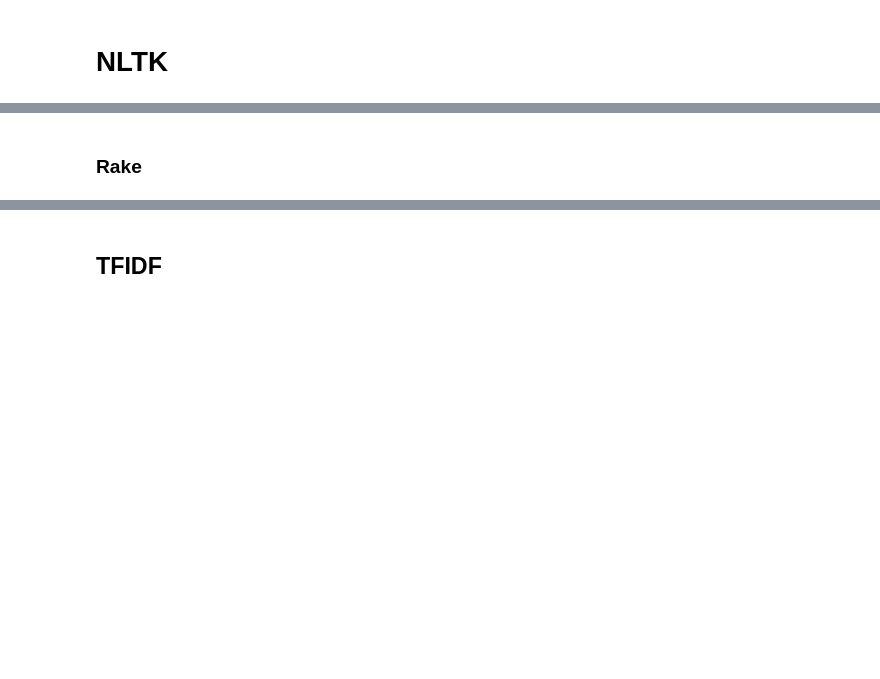
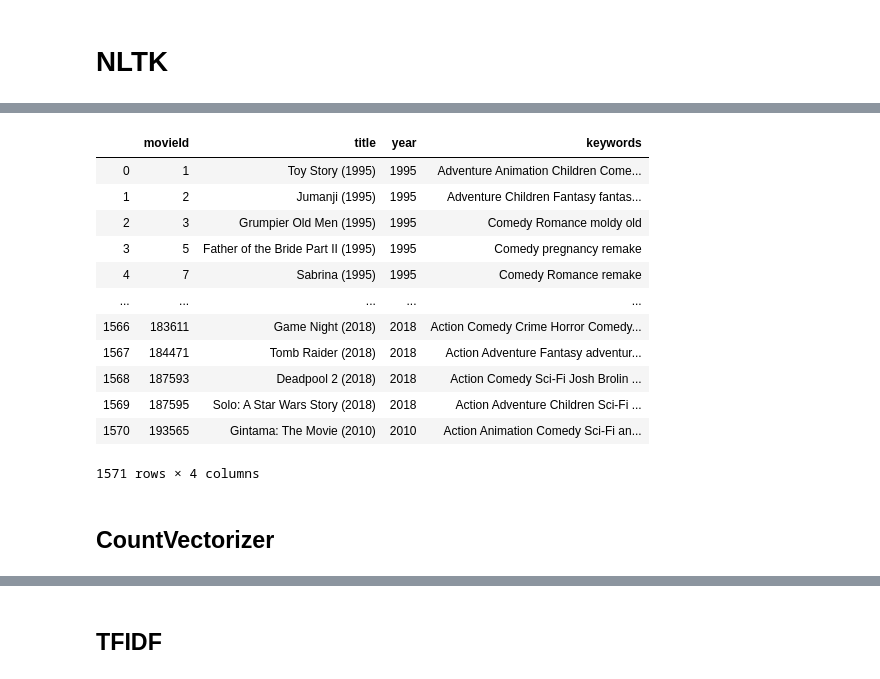
Before and after one commit to aabrahamson3/movie-rec, a Jupyter notebook: notebooks/exploratory/movies_ratings.ipynb, the cells around one changed output, grey strips where cells are left out. Cells and saved outputs as stored; diff of their text form; code cells hidden in the pictures; blank space fills up the shorter version.

```diff
--- a/notebooks/exploratory/movies_ratings.ipynb
+++ b/notebooks/exploratory/movies_ratings.ipynb
@@ -283,5 +362,21 @@ movies_w_tags
+# %%
+movies_w_tags
+# %% [output]
+|  | movieId | title | year | keywords |
+| 0 | 1 | Toy Story (1995) | 1995 | Adventure Animation Children Come... |
+| 1 | 2 | Jumanji (1995) | 1995 | Adventure Children Fantasy fantas... |
+| 2 | 3 | Grumpier Old Men (1995) | 1995 | Comedy Romance moldy old |
+| 3 | 5 | Father of the Bride Part II (1995) | 1995 | Comedy pregnancy remake |
+| 4 | 7 | Sabrina (1995) | 1995 | Comedy Romance remake |
+| ... | ... | ... | ... | ... |
+| 1566 | 183611 | Game Night (2018) | 2018 | Action Comedy Crime Horror Comedy... |
+| 1567 | 184471 | Tomb Raider (2018) | 2018 | Action Adventure Fantasy adventur... |
+| 1568 | 187593 | Deadpool 2 (2018) | 2018 | Action Comedy Sci-Fi Josh Brolin ... |
+| 1569 | 187595 | Solo: A Star Wars Story (2018) | 2018 | Action Adventure Children Sci-Fi ... |
+| 1570 | 193565 | Gintama: The Movie (2010) | 2010 | Action Animation Comedy Sci-Fi an... |
+1571 rows × 4 columns
 # %% [markdown]
-### Rake
+ ## CountVectorizer
 # %%
 # movies_w_tags['joined_tags'] = movies_w_tags['joined_tags'].apply(lambda x: x.split(', '))
 # %%
```
Also changed, not shown: parts of 51 cells of this notebook.
